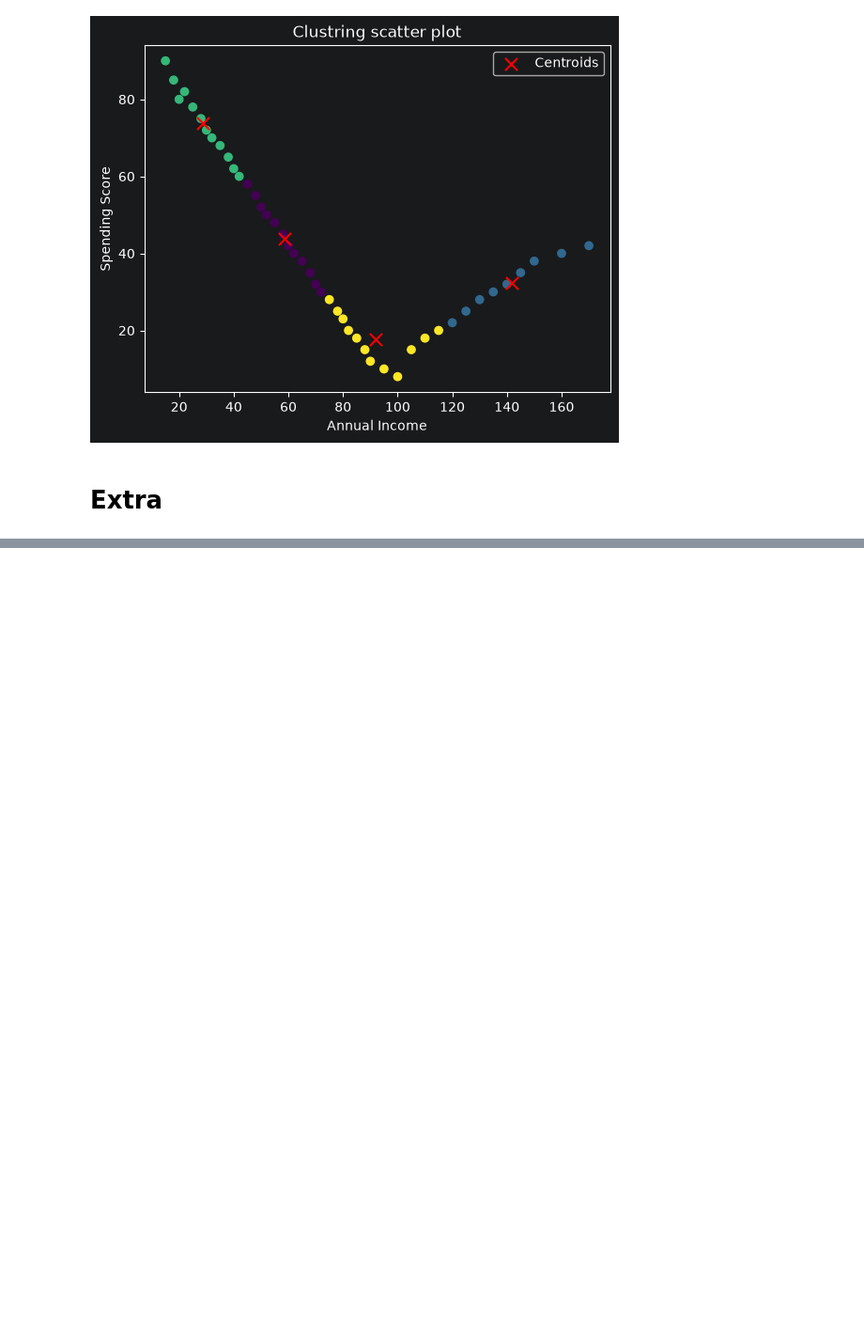
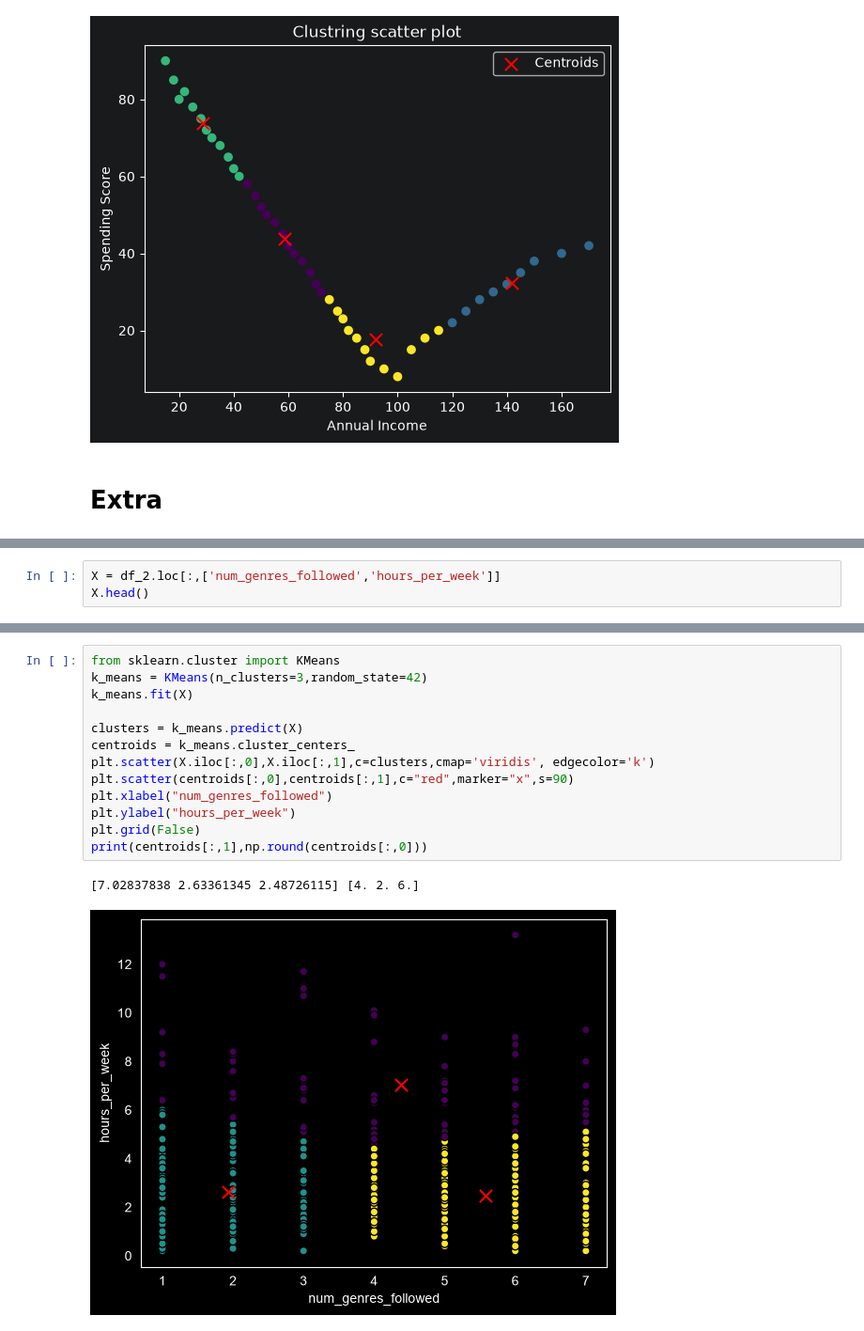
Before and after one commit to mrpanigale/Maktab-AI-145, a Jupyter notebook: CWs/week7/cw_w7_2.ipynb, the cells around one changed output, grey strips where cells are left out. Shown at 94% size. Saved outputs shown, nothing was run; the diff lists cells and outputs as text; blank space fills up the shorter version.

```diff
--- a/CWs/week7/cw_w7_2.ipynb
+++ b/CWs/week7/cw_w7_2.ipynb
@@ -551,0 +695,3 @@ plt.show()
+# %%
+X = df_2.loc[:,['num_genres_followed','hours_per_week']]
+X.head()
@@ -551,0 +705,16 @@ plt.show()
+# %%
+from sklearn.cluster import KMeans
+k_means = KMeans(n_clusters=3,random_state=42)
+k_means.fit(X)
+
+clusters = k_means.predict(X)
+centroids = k_means.cluster_centers_
+plt.scatter(X.iloc[:,0],X.iloc[:,1],c=clusters,cmap='viridis', edgecolor='k')
+plt.scatter(centroids[:,0],centroids[:,1],c="red",marker="x",s=90)
+plt.xlabel("num_genres_followed")
+plt.ylabel("hours_per_week")
+plt.grid(False)
+print(centroids[:,1],np.round(centroids[:,0]))
+# %% [output]
+[7.02837838 2.63361345 2.48726115] [4. 2. 6.]
+[figure, added]
```
Also changed, not shown: parts of 12 cells of this notebook, 5 other files.
